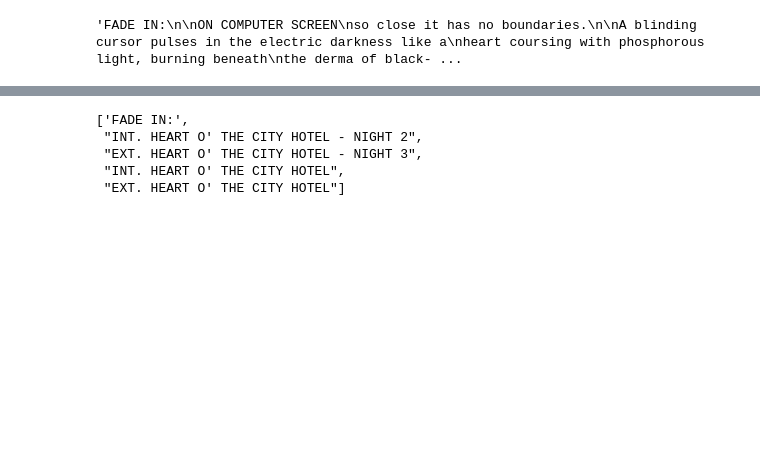
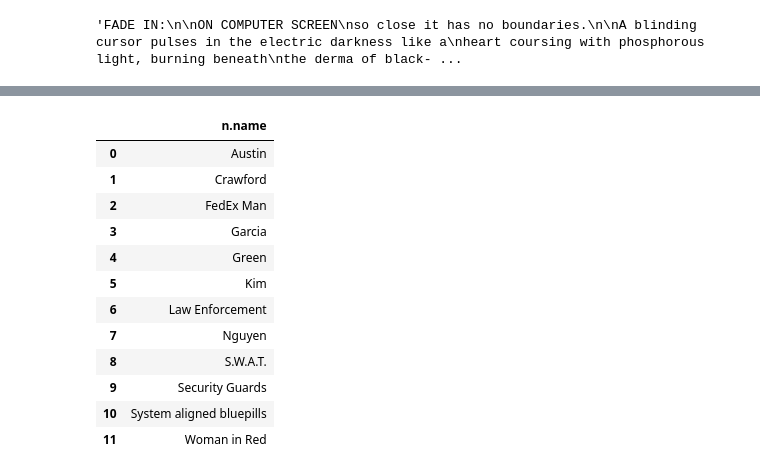
Before and after one commit to tomasonjo/blogs, a Jupyter notebook: matrix/MatrixNLP.ipynb, the cells around one changed output, grey strips where cells are left out. Saved outputs shown, nothing was run; the diff lists cells and outputs as text; code cells hidden in the pictures; blank space fills up the shorter version.

```diff
--- a/matrix/MatrixNLP.ipynb
+++ b/matrix/MatrixNLP.ipynb
@@ -166,14 +146,6 @@ for line in article_clean_txt.split("\n"):
   single_scene.append(line)
 # %%
 scene_names = [el.split("\n")[0] for el in scenes]
-# %%
-scene_names[:5]
-# %% [output]
-['FADE IN:',
- "INT. HEART O' THE CITY HOTEL - NIGHT 2",
- "EXT. HEART O' THE CITY HOTEL - NIGHT 3",
- "INT. HEART O' THE CITY HOTEL",
- "EXT. HEART O' THE CITY HOTEL"]
 # %%
 def get_matcher_patterns(name):
   """Function that construct a SpaCy rule-based pattern from a name"""
@@ -185 +159,60 @@ def get_matcher_patterns(name):
   return matcher_pattern
+# %%
+import spacy
+from spacy.matcher import Matcher
+
+nlp = spacy.load('en_core_web_sm')
+matcher = Matcher(nlp.vocab)
+
+for m in member_list:
+  matcher.add(m['name'], get_matcher_patterns(m['name']))
+# %%
+x = 0
+
+for s, sn in zip(scenes, scene_names):
+  characters = set()
+  doc = nlp(s.replace("\n", " "))
+  matches = matcher(doc)
+
+  for match_id, start, end in matches:
+    characters.add(str(doc[start:end]).lower())
+
+  entity_query = """
+      MERGE (s:Scene {id: $scene_id})
+      SET s.title = $scene_title
+      WITH s
+      UNWIND $characters as char
+      MATCH (c:Character)
+      WHERE toLower(c.name) = CASE WHEN NOT char IN ["oracle", "priestess"] THEN char ELSE "the " + char END
+      MERGE (c)-[:IN_SCENE]->(s)
+      """
+  with driver.session() as session:
+    session.run(entity_query, {'scene_id': x, 'scene_title': sn, 'characters': list(characters)})
+
+  x += 1
+# %%
+import pandas as pd
+
+def read_query(query, params=None):
+    with driver.session() as session:
+        result = session.run(query, params)
+        return pd.DataFrame([r.values() for r in result], columns=result.keys())
+# %%
+read_query("""
+MATCH (n:Character) WHERE NOT (n)--()
+RETURN n.name
+""")
+# %% [output]
+|  | n.name |
+| 0 | Austin |
+| 1 | Crawford |
+| 2 | FedEx Man |
+| 3 | Garcia |
+| 4 | Green |
+| 5 | Kim |
+| 6 | Law Enforcement |
+| 7 | Nguyen |
+| 8 | S.W.A.T. |
+| 9 | Security Guards |
+| 10 | System aligned bluepills |
+| 11 | Woman in Red |
```
Also changed, not shown: parts of 14 cells of this notebook.
